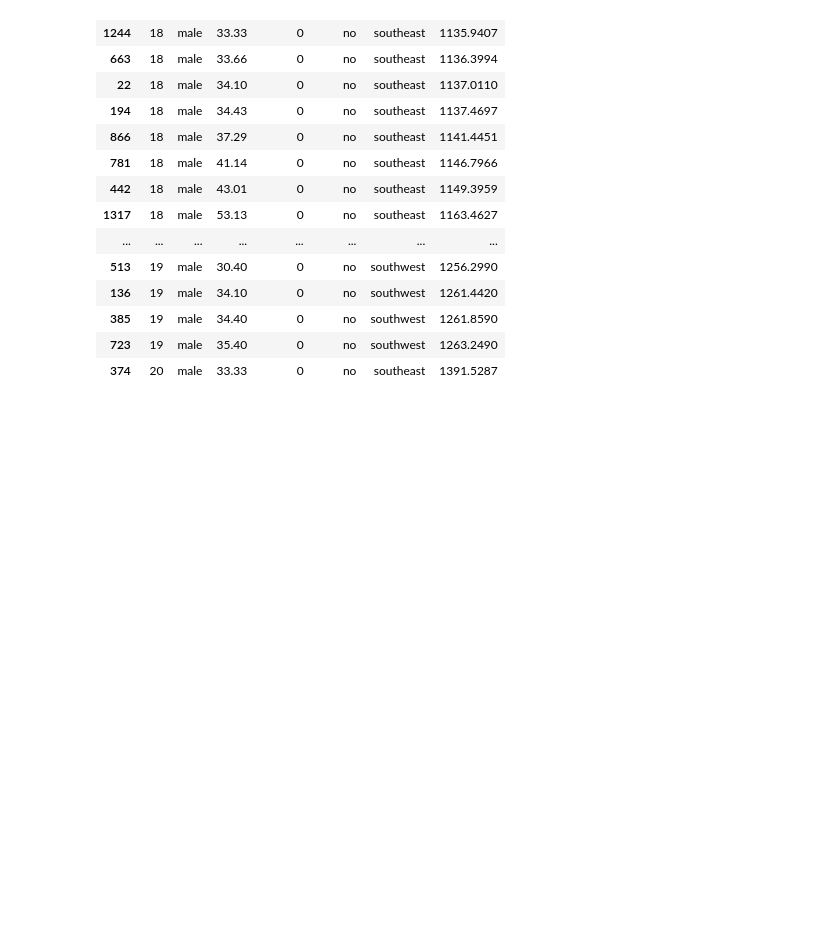
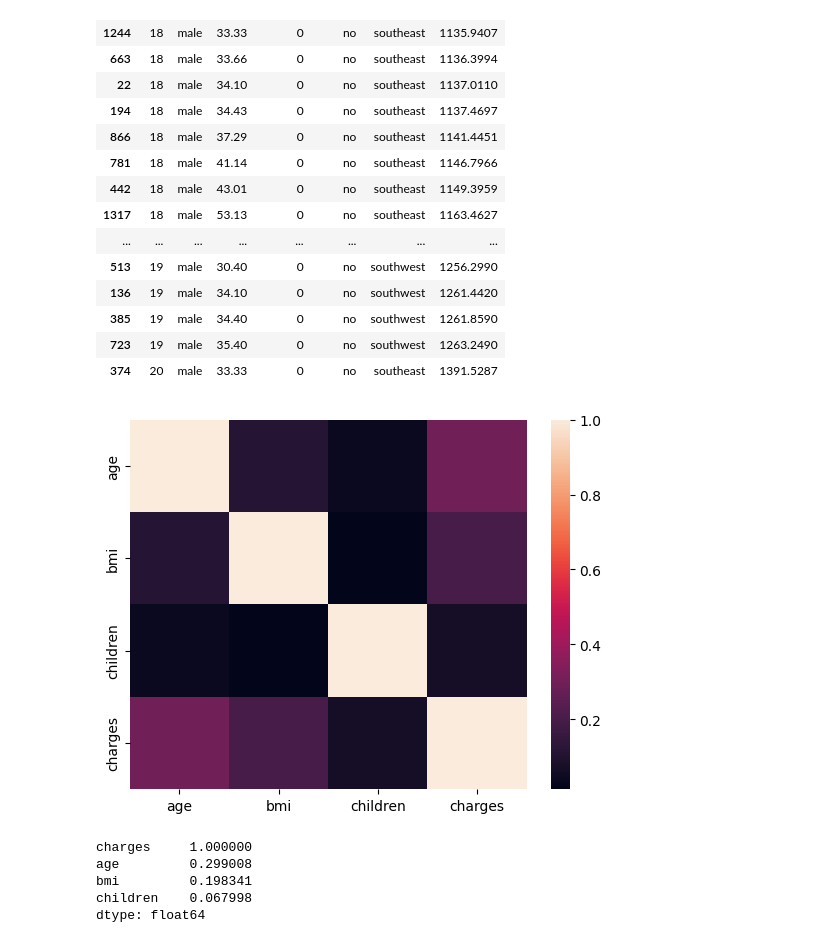
Before and after one commit to henzozhang/brief_prediction_assurance_leon_zouhair, a Jupyter notebook: data_analyste.ipynb, the cells around one changed output. Saved outputs shown, nothing was run; the diff lists cells and outputs as text; code cells hidden in the pictures; blank space fills up the shorter version.

```diff
--- a/data_analyste.ipynb
+++ b/data_analyste.ipynb
@@ -82,3 +86,18 @@ df_charge_croissant.head(20)
 | 385 | 19 | male | 34.40 | 0 | no | southwest | 1261.8590 |
 | 723 | 19 | male | 35.40 | 0 | no | southwest | 1263.2490 |
 | 374 | 20 | male | 33.33 | 0 | no | southeast | 1391.5287 |
+# %%
+sns.heatmap(df.corr()) #rouge = grosse corelation  #noir = pas de corelation
+plt.show()
+# %% [output]
+[figure, added]
+# %%
+df_corr = df.corrwith(df["charges"])
+df_corr.sort_values(ascending=False,inplace=True)
+df_corr
+# %% [output]
+charges     1.000000
+age         0.299008
+bmi         0.198341
+children    0.067998
+dtype: float64
```
Also changed, not shown: parts of 10 cells of this notebook, 2 other files.
